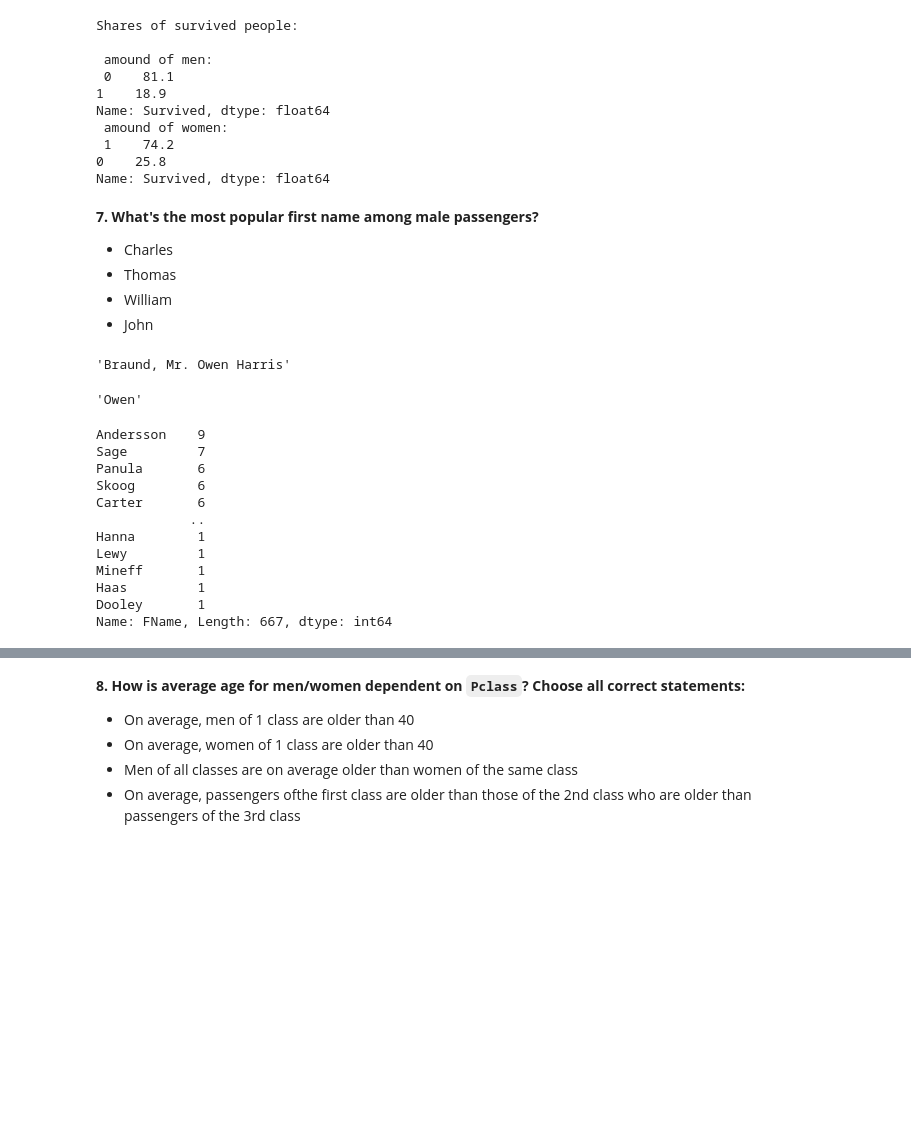
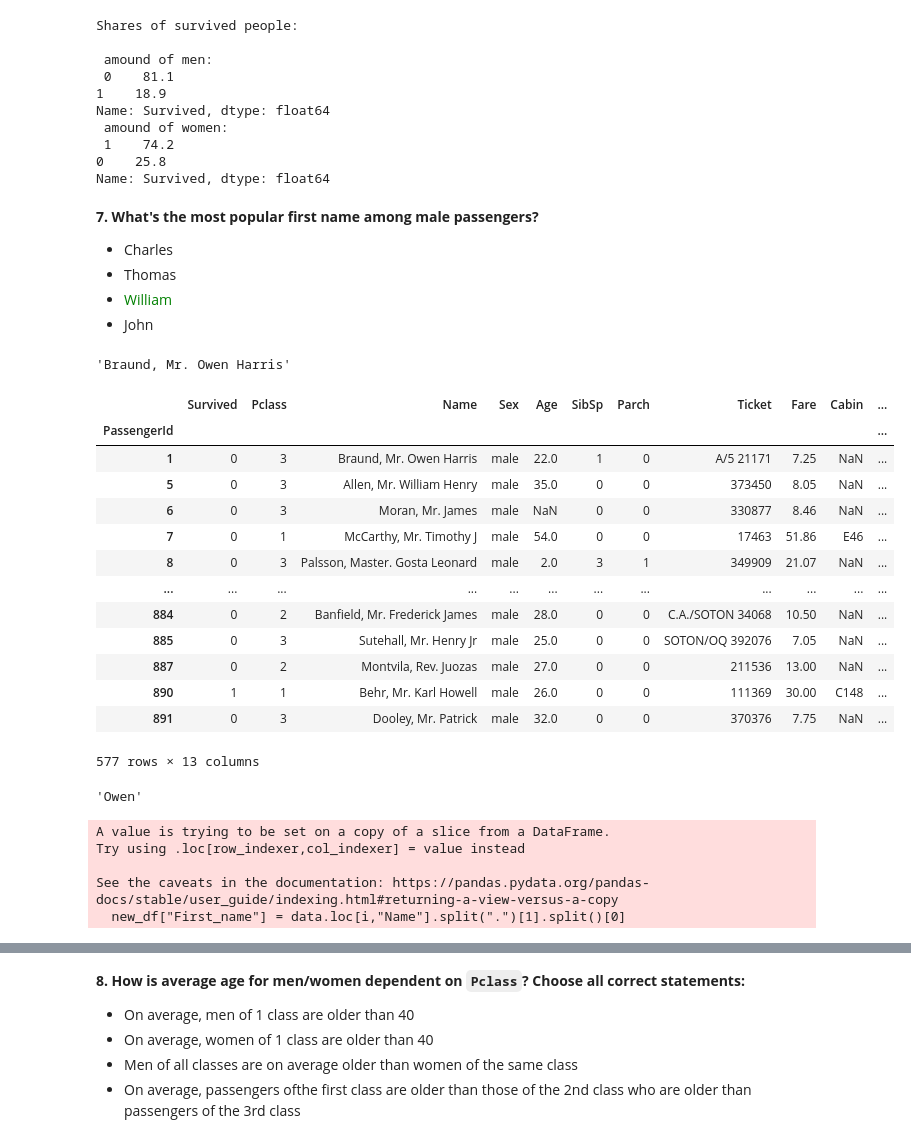
Before and after one commit to sergeymarkovich/mlcourse.ai, a Jupyter notebook: jupyter_english/topic01_pandas_data_analysis/topic1_practice_pandas_titanic.ipynb, the cells around one changed output, grey strips where cells are left out. Cells and saved outputs as stored; diff of their text form; code cells hidden in the pictures; blank space fills up the shorter version.

Commit message:
solve Name pandas task

```diff
--- a/jupyter_english/topic01_pandas_data_analysis/topic1_practice_pandas_titanic.ipynb
+++ b/jupyter_english/topic01_pandas_data_analysis/topic1_practice_pandas_titanic.ipynb
@@ -201,10 +201,27 @@ Name: Survived, dtype: float64
 **7. What's the most popular first name among male passengers?**
 - Charles
 - Thomas
-- William
+- <font color = "Green">William</font>
 - John
 # %%
 data["Name"][1]
 # %% [output]
 'Braund, Mr. Owen Harris'
+# %%
+data.query("Sex == 'male'")
+# %% [output]
+|  | Survived | Pclass | Name | Sex | Age | SibSp | Parch | Ticket | Fare | Cabin | ... |
+| PassengerId |  |  |  |  |  |  |  |  |  |  | ... |
+| 1 | 0 | 3 | Braund, Mr. Owen Harris | male | 22.0 | 1 | 0 | A/5 21171 | 7.25 | NaN | ... |
+| 5 | 0 | 3 | Allen, Mr. William Henry | male | 35.0 | 0 | 0 | 373450 | 8.05 | NaN | ... |
+| 6 | 0 | 3 | Moran, Mr. James | male | NaN | 0 | 0 | 330877 | 8.46 | NaN | ... |
+| 7 | 0 | 1 | McCarthy, Mr. Timothy J | male | 54.0 | 0 | 0 | 17463 | 51.86 | E46 | ... |
+| 8 | 0 | 3 | Palsson, Master. Gosta Leonard | male | 2.0 | 3 | 1 | 349909 | 21.07 | NaN | ... |
+| ... | ... | ... | ... | ... | ... | ... | ... | ... | ... | ... | ... |
+| 884 | 0 | 2 | Banfield, Mr. Frederick James | male | 28.0 | 0 | 0 | C.A./SOTON 34068 | 10.50 | NaN | ... |
+| 885 | 0 | 3 | Sutehall, Mr. Henry Jr | male | 25.0 | 0 | 0 | SOTON/OQ 392076 | 7.05 | NaN | ... |
+| 887 | 0 | 2 | Montvila, Rev. Juozas | male | 27.0 | 0 | 0 | 211536 | 13.00 | NaN | ... |
+| 890 | 1 | 1 | Behr, Mr. Karl Howell | male | 26.0 | 0 | 0 | 111369 | 30.00 | C148 | ... |
+| 891 | 0 | 3 | Dooley, Mr. Patrick | male | 32.0 | 0 | 0 | 370376 | 7.75 | NaN | ... |
+577 rows × 13 columns
 # %%
@@ -212,18 +228,13 @@ data["Name"][1]
 data.loc[1, "Name"].split(".")[1].split()[0]
 # %% [output]
 'Owen'
-# %%
-name_df["FName"].value_counts()
-# %% [output]
-Andersson    9
-Sage         7
-Panula       6
-Skoog        6
-Carter       6
-            ..
-Hanna        1
-Lewy         1
-Mineff       1
-Haas         1
-Dooley       1
-Name: FName, Length: 667, dtype: int64
+# %%
+new_df = data[data["Sex"].apply(lambda sex: sex[:] == "male")]
+# for i, dt in new_df.Name.items():
+#     new_df["First_name"] = data.loc[i,"Name"].split(".")[1].split()[0]
+# %% [output]
+A value is trying to be set on a copy of a slice from a DataFrame.
+Try using .loc[row_indexer,col_indexer] = value instead
+
+See the caveats in the documentation: https://pandas.pydata.org/pandas-docs/stable/user_guide/indexing.html#returning-a-view-versus-a-copy
+  new_df["First_name"] = data.loc[i,"Name"].split(".")[1].split()[0]
```
Also changed, not shown: parts of 3 cells of this notebook.
